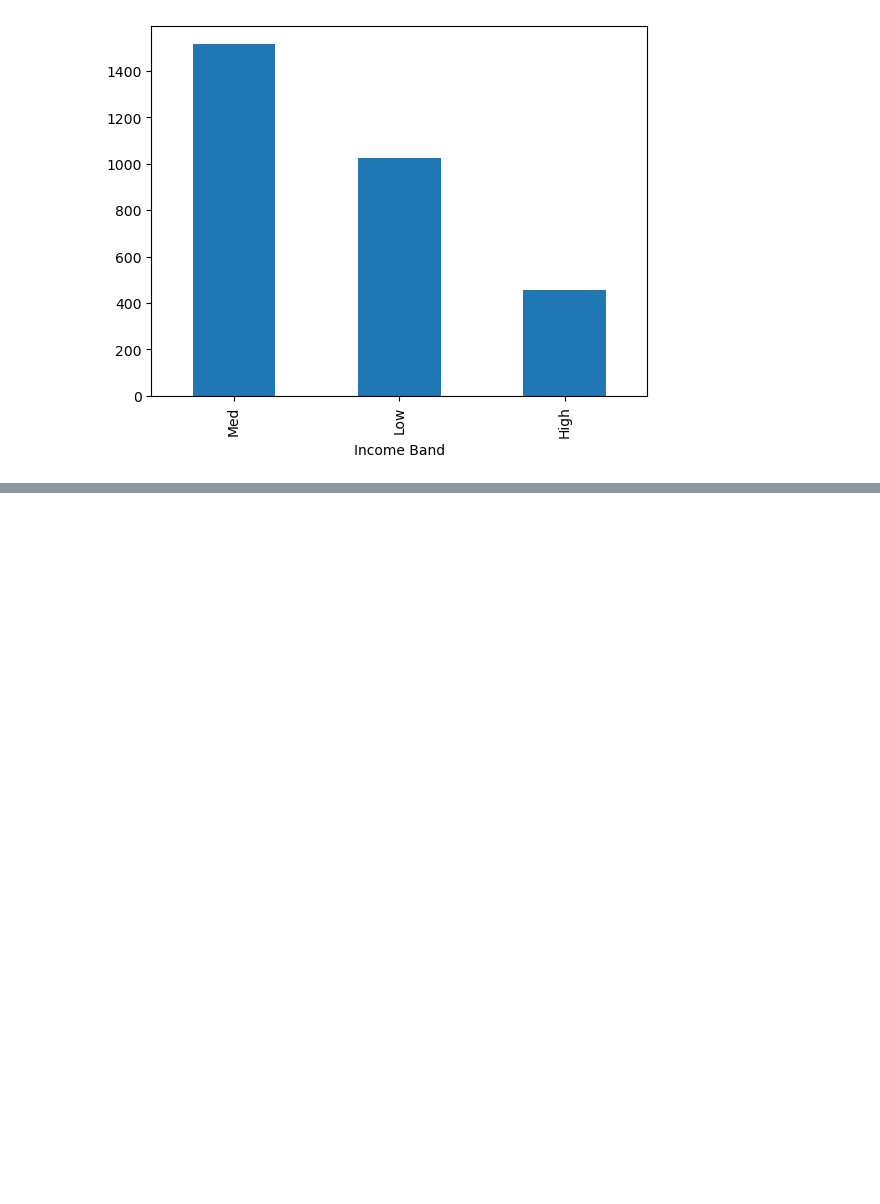
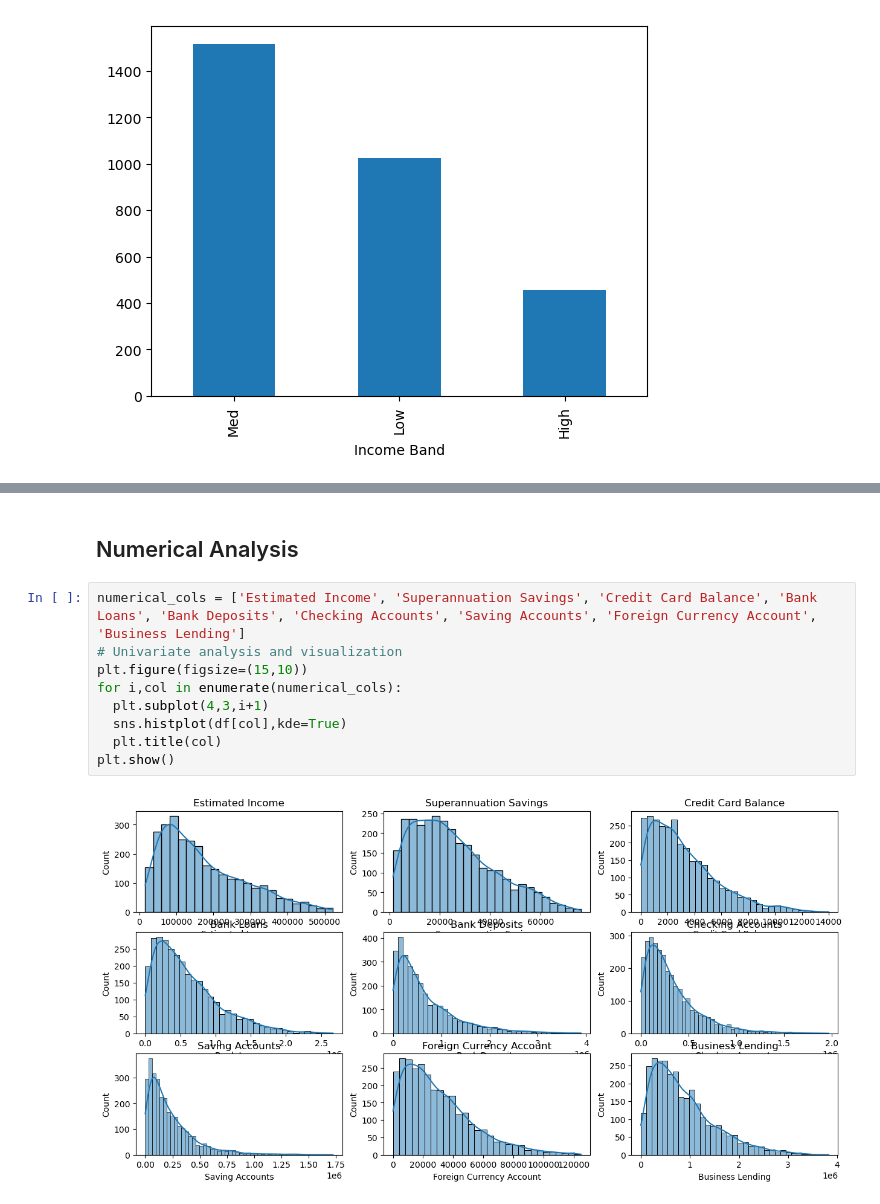
Before and after one commit to harsh2kum/Credit-Risk-Analytics, a Jupyter notebook: EDA.ipynb, the cells around one changed output, grey strips where cells are left out. Drawn from its saved outputs; the diff is of its cells as text; blank space fills up the shorter version.

```diff
--- a/EDA.ipynb
+++ b/EDA.ipynb
@@ -158,0 +224,13 @@ Name: count, dtype: int64
+# %% [markdown]
+## Numerical Analysis
+# %%
+numerical_cols = ['Estimated Income', 'Superannuation Savings', 'Credit Card Balance', 'Bank Loans', 'Bank Deposits', 'Checking Accounts', 'Saving Accounts', 'Foreign Currency Account', 'Business Lending']
+# Univariate analysis and visualization
+plt.figure(figsize=(15,10))
+for i,col in enumerate(numerical_cols):
+  plt.subplot(4,3,i+1)
+  sns.histplot(df[col],kde=True)
+  plt.title(col)
+plt.show()
+# %% [output]
+[figure, added]
```
Also changed, not shown: parts of 12 cells of this notebook.
